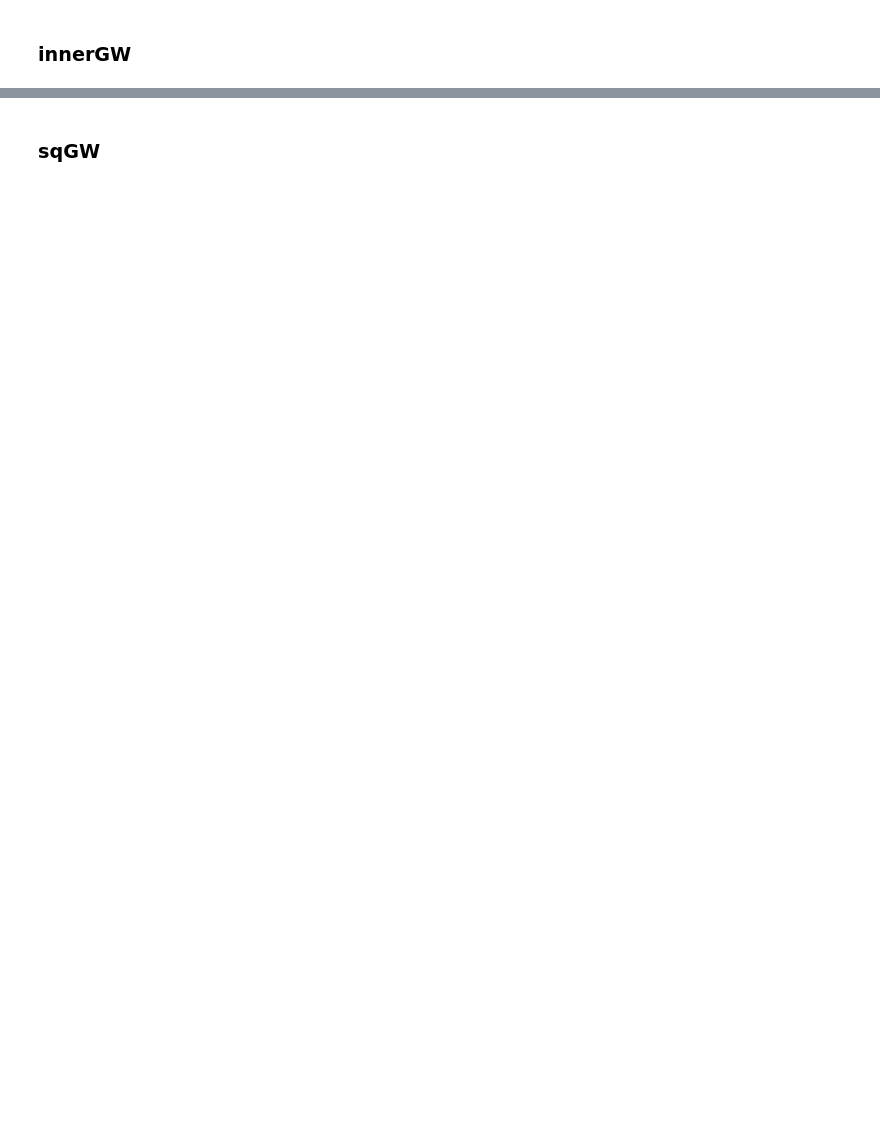
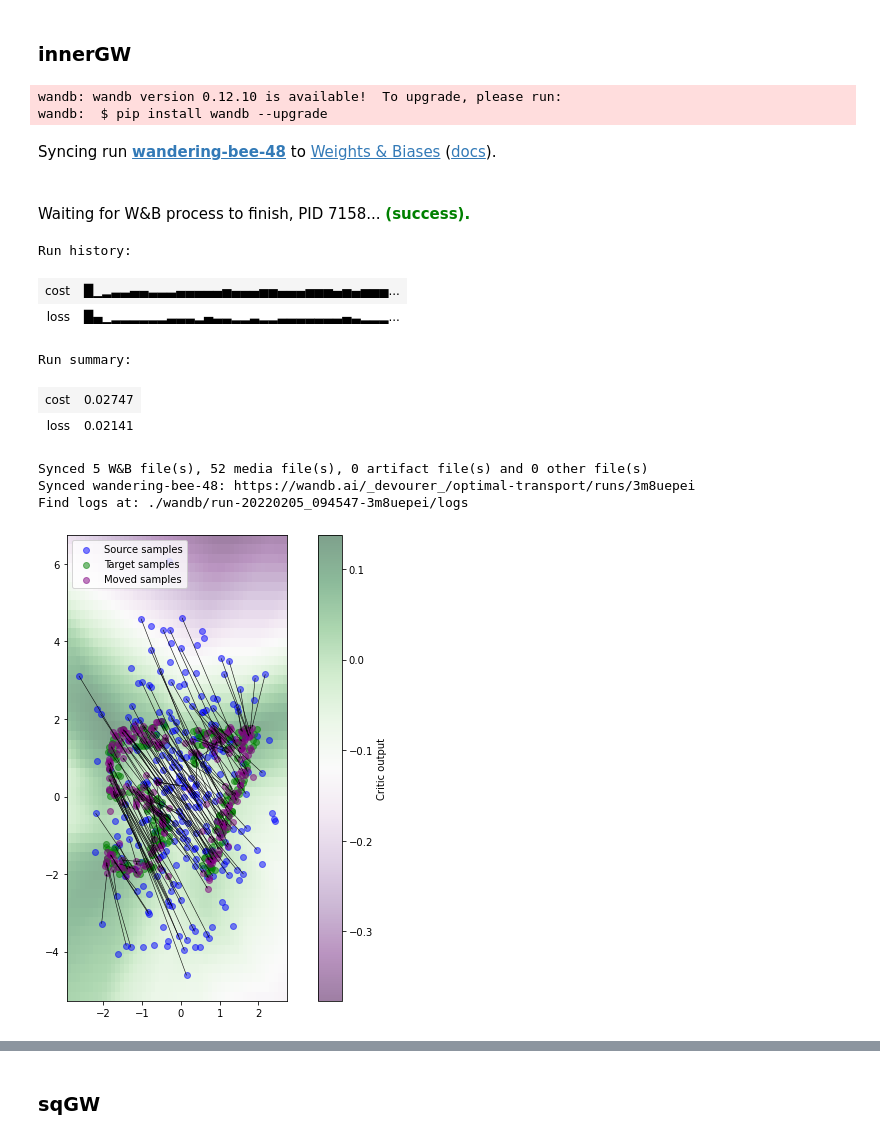
Before and after one commit to max-nekrashevich/optimal-transport-and-stuff, a Jupyter notebook: mmr-solver/notebooks/innerGW-synthetic-data.ipynb, the cells around one changed output, grey strips where cells are left out. Drawn from its saved outputs; the diff is of its cells as text; code cells hidden in the pictures; blank space fills up the shorter version.

```diff
--- a/mmr-solver/notebooks/innerGW-synthetic-data.ipynb
+++ b/mmr-solver/notebooks/innerGW-synthetic-data.ipynb
@@ -44,7 +46,7 @@ class InnerGW:
     def __call__(self, x: torch.Tensor, y: torch.Tensor) -> torch.Tensor:
         P = torch.einsum("ij,ik->jk", y, x)
         P = P / torch.norm(P)
-        return self.l * torch.norm(x @ P - y, 2, dim=1) ** 2
+        return self.l * torch.norm(x @ P.T - y, 2, dim=1) ** 2
 
 
 class SqGW:
@@ -61,7 +63,7 @@ class SqGW:
     def __call__(self, x: torch.Tensor, y: torch.Tensor) -> torch.Tensor:
         P = torch.einsum("ij,ik->jk", y, x)
         P = P / torch.norm(P)
-        return self.l * (torch.norm(x @ P - y, 2, dim=1) ** 2 -
+        return self.l * (torch.norm(x @ P.T - y, 2, dim=1) ** 2 -
                          self.alpha * (torch.norm(x, 2, dim=1) ** 2 *
                                        torch.norm(y, 2, dim=1) ** 2))
 
@@ -349,13 +355,28 @@ run_experiment(
 # %%
 run_experiment(
     source, target,
     n_iter=5000,
     cost=InnerGW(),
-    plotter=Plotter(source_lims=((-4, 4), (-4, 4)),
+    plotter=SimplePlotter(source_lims=((-4, 4), (-4, 4)),
                     target_lims=((-4, 4), (-4, 4)),
                     show_progress=False),
     logger=wandb_logger
 )
+# %% [output]
+wandb: wandb version 0.12.10 is available!  To upgrade, please run:
+wandb:  $ pip install wandb --upgrade
+Syncing run wandering-bee-48 to Weights & Biases (docs).
+Waiting for W&B process to finish, PID 7158... (success).
+Run history:
+| cost | █▁▂▃▃▄▄▃▃▃▄▄▄▄▄▅▄▄▄▅▅▄▄▄▅▅▅▄▅▄▅▅▅... |
+| loss | █▄▁▂▂▂▂▂▂▃▃▃▂▄▃▃▂▂▃▂▂▃▃▃▃▃▃▃▄▃▂▂▂... |
+Run summary:
+| cost | 0.02747 |
+| loss | 0.02141 |
+Synced 5 W&B file(s), 52 media file(s), 0 artifact file(s) and 0 other file(s)
+Synced wandering-bee-48: https://wandb.ai/_devourer_/optimal-transport/runs/3m8uepei
+Find logs at: ./wandb/run-20220205_094547-3m8uepei/logs
+[figure, added]
 # %%
 run_experiment(
     source, target,
```
Also changed, not shown: parts of 18 cells of this notebook, 6 other files.
